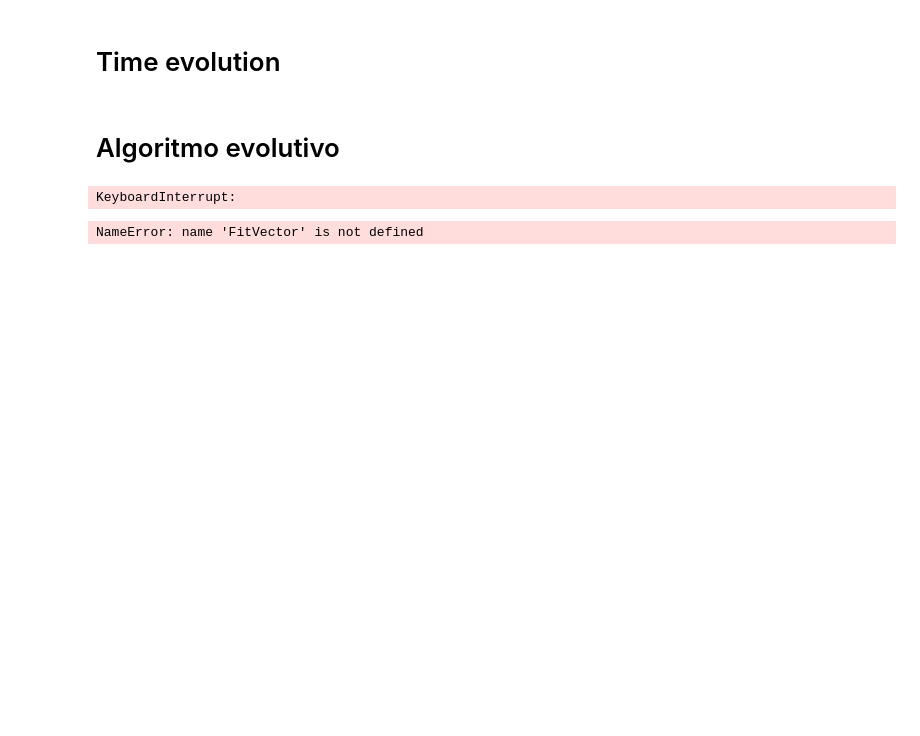
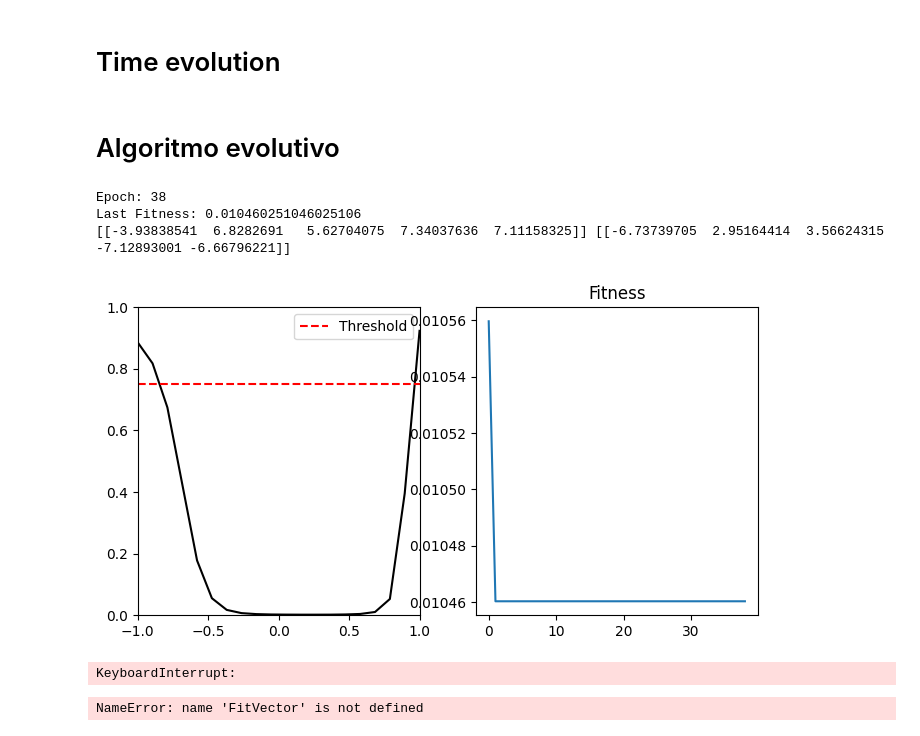
Before and after one commit to Metodos-Computacionales2023-2/MetodosI_ThomasJara_AlejandraRomero, a Jupyter notebook: Proyecto_Parcial 4/Copia.ipynb, the cells around one changed output. Cells and saved outputs as stored; diff of their text form; code cells hidden in the pictures; blank space fills up the shorter version.

```diff
--- a/Proyecto_Parcial 4/Copia.ipynb
+++ b/Proyecto_Parcial 4/Copia.ipynb
@@ -265,11 +264,15 @@ def Genetic(Robots, epochs = 200, Plot = True, Plottime=False):
     return best_bot, FitVector
 # %%
 Robots = GetRobots(200)
-Best, FitVector = Genetic(Robots,Plot=True,Plottime=True)
+Best, FitVector = Genetic(Robots,Plot=True,Plottime=False)
 print(Best)
 # Apagar Plottime para el entrenamiento
 # %% [output]
-KeyboardInterrupt:
+Epoch: 38
+Last Fitness: 0.010460251046025106
+[[-3.93838541  6.8282691   5.62704075  7.34037636  7.11158325]] [[-6.73739705  2.95164414  3.56624315 -7.12893001 -6.66796221]]
+[figure, added]
+KeyboardInterrupt:
 # %%
 print(Best)
 # %% [output]
```
Also changed, not shown: parts of 1 cell of this notebook.
